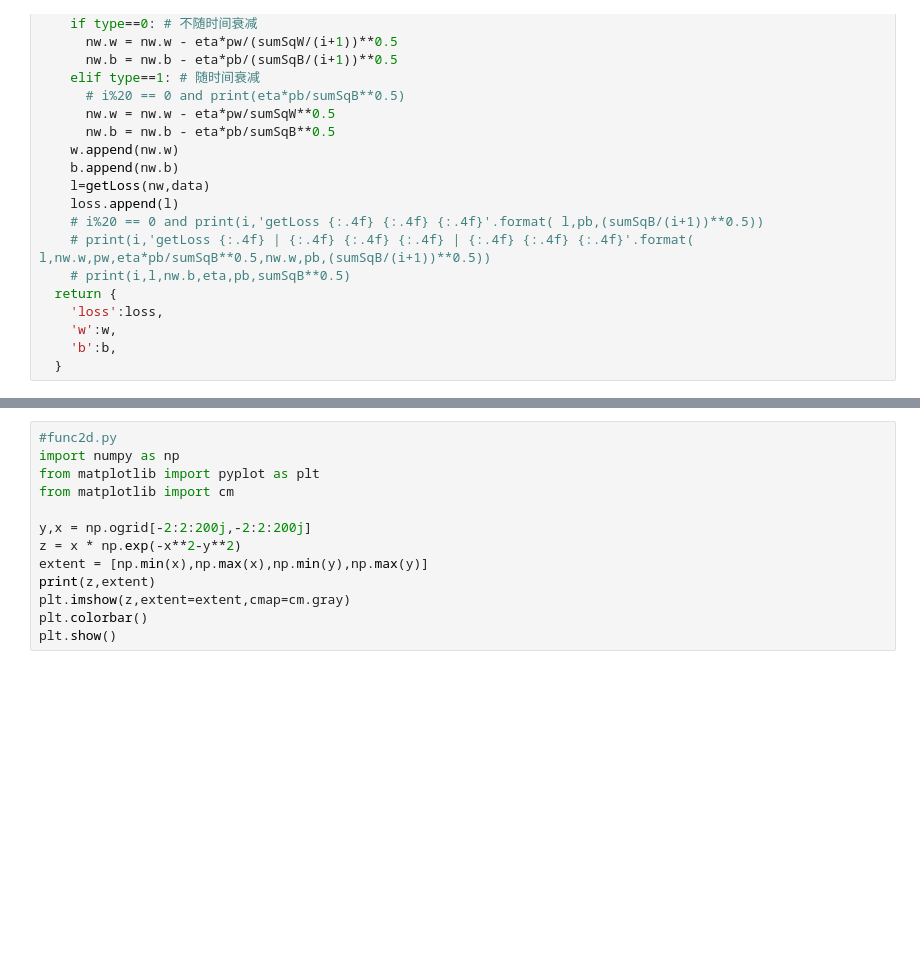
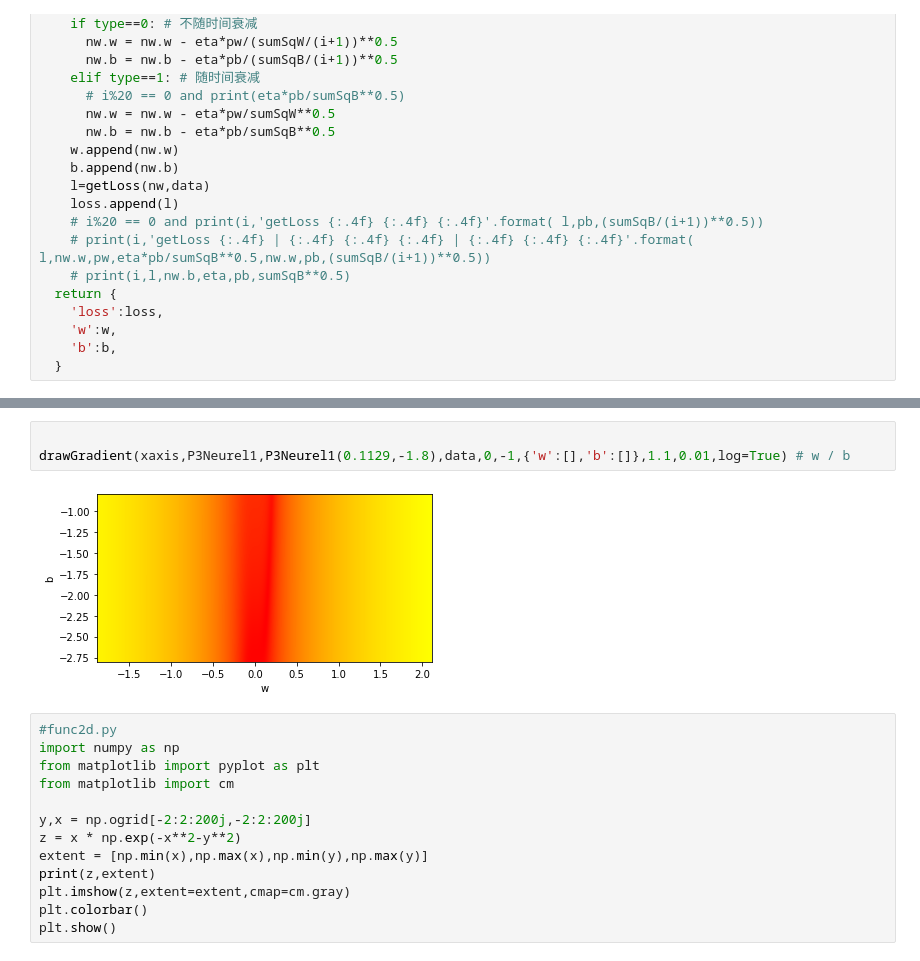
Before and after one commit to thetime50/colab-notebook, a Jupyter notebook: machine-learning/gradient_descent.ipynb, the cells around one changed output, grey strips where cells are left out. Drawn from its saved outputs; the diff is of its cells as text; blank space fills up the shorter version.

```diff
--- a/machine-learning/gradient_descent.ipynb
+++ b/machine-learning/gradient_descent.ipynb
@@ -363,3 +370,8 @@ p3 Adagrad t w:-0.0001 b:-0.8101 loss:1491.2165
+# %%
+
+drawGradient(xaxis,P3Neurel1,P3Neurel1(0.1129,-1.8),data,0,-1,{'w':[],'b':[]},1.1,0.01,log=True) # w / b
+# %% [output]
+[figure, added]
 # %%
 #func2d.py
 import numpy as np
```
Also changed, not shown: parts of 6 cells of this notebook.
